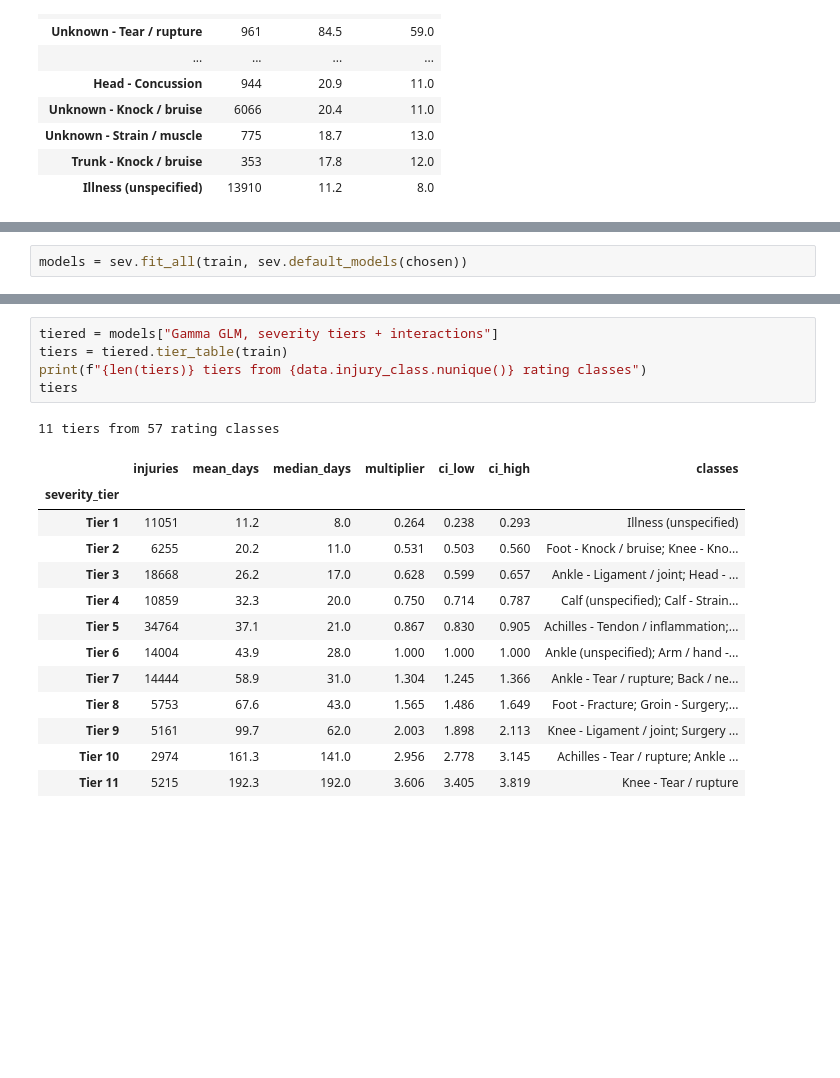
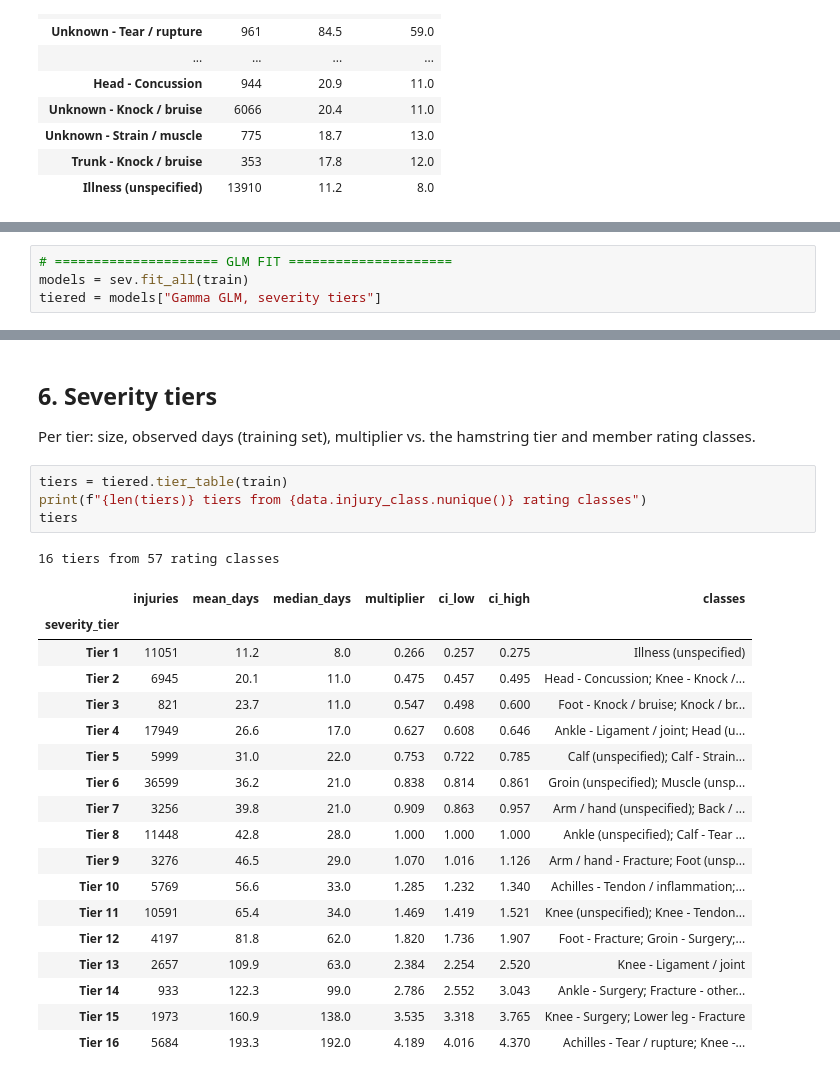
Before and after one commit to Joakley137/Capstone-Insurance-Athletes, a Jupyter notebook: severity_models.ipynb, the cells around one changed output, grey strips where cells are left out. Drawn from its saved outputs; the diff is of its cells as text; blank space fills up the shorter version.

```diff
--- a/severity_models.ipynb
+++ b/severity_models.ipynb
@@ -146,2 +69,0 @@ Chosen: ['year x body region', 'market value x injury type', 'minutes (12 months
-# %%
-models = sev.fit_all(train, sev.default_models(chosen))
@@ -165,0 +74,4 @@ Every model is scored on completed injuries of test-set players:
+# %%
+# ===================== GLM FIT =====================
+models = sev.fit_all(train)
+tiered = models["Gamma GLM, severity tiers"]
@@ -281,23 +139,31 @@ The tiers are built from the **training data only**. Unlike the rating classes,
+# %% [markdown]
+## 6. Severity tiers
+
+Per tier: size, observed days (training set), multiplier vs. the hamstring tier and member rating classes.
 # %%
-tiered = models["Gamma GLM, severity tiers + interactions"]
 tiers = tiered.tier_table(train)
 print(f"{len(tiers)} tiers from {data.injury_class.nunique()} rating classes")
 tiers
 # %% [output]
-11 tiers from 57 rating classes
+16 tiers from 57 rating classes
 |  | injuries | mean_days | median_days | multiplier | ci_low | ci_high | classes |
 | severity_tier |  |  |  |  |  |  |  |
-| Tier 1 | 11051 | 11.2 | 8.0 | 0.264 | 0.238 | 0.293 | Illness (unspecified) |
-| Tier 2 | 6255 | 20.2 | 11.0 | 0.531 | 0.503 | 0.560 | Foot - Knock / bruise; Knee - Kno... |
-| Tier 3 | 18668 | 26.2 | 17.0 | 0.628 | 0.599 | 0.657 | Ankle - Ligament / joint; Head - ... |
-| Tier 4 | 10859 | 32.3 | 20.0 | 0.750 | 0.714 | 0.787 | Calf (unspecified); Calf - Strain... |
-| Tier 5 | 34764 | 37.1 | 21.0 | 0.867 | 0.830 | 0.905 | Achilles - Tendon / inflammation;... |
-| Tier 6 | 14004 | 43.9 | 28.0 | 1.000 | 1.000 | 1.000 | Ankle (unspecified); Arm / hand -... |
-| Tier 7 | 14444 | 58.9 | 31.0 | 1.304 | 1.245 | 1.366 | Ankle - Tear / rupture; Back / ne... |
-| Tier 8 | 5753 | 67.6 | 43.0 | 1.565 | 1.486 | 1.649 | Foot - Fracture; Groin - Surgery;... |
-| Tier 9 | 5161 | 99.7 | 62.0 | 2.003 | 1.898 | 2.113 | Knee - Ligament / joint; Surgery ... |
-| Tier 10 | 2974 | 161.3 | 141.0 | 2.956 | 2.778 | 3.145 | Achilles - Tear / rupture; Ankle ... |
-| Tier 11 | 5215 | 192.3 | 192.0 | 3.606 | 3.405 | 3.819 | Knee - Tear / rupture |
+| Tier 1 | 11051 | 11.2 | 8.0 | 0.266 | 0.257 | 0.275 | Illness (unspecified) |
+| Tier 2 | 6945 | 20.1 | 11.0 | 0.475 | 0.457 | 0.495 | Head - Concussion; Knee - Knock /... |
+| Tier 3 | 821 | 23.7 | 11.0 | 0.547 | 0.498 | 0.600 | Foot - Knock / bruise; Knock / br... |
+| Tier 4 | 17949 | 26.6 | 17.0 | 0.627 | 0.608 | 0.646 | Ankle - Ligament / joint; Head (u... |
+| Tier 5 | 5999 | 31.0 | 22.0 | 0.753 | 0.722 | 0.785 | Calf (unspecified); Calf - Strain... |
+| Tier 6 | 36599 | 36.2 | 21.0 | 0.838 | 0.814 | 0.861 | Groin (unspecified); Muscle (unsp... |
+| Tier 7 | 3256 | 39.8 | 21.0 | 0.909 | 0.863 | 0.957 | Arm / hand (unspecified); Back / ... |
+| Tier 8 | 11448 | 42.8 | 28.0 | 1.000 | 1.000 | 1.000 | Ankle (unspecified); Calf - Tear ... |
+| Tier 9 | 3276 | 46.5 | 29.0 | 1.070 | 1.016 | 1.126 | Arm / hand - Fracture; Foot (unsp... |
+| Tier 10 | 5769 | 56.6 | 33.0 | 1.285 | 1.232 | 1.340 | Achilles - Tendon / inflammation;... |
+| Tier 11 | 10591 | 65.4 | 34.0 | 1.469 | 1.419 | 1.521 | Knee (unspecified); Knee - Tendon... |
+| Tier 12 | 4197 | 81.8 | 62.0 | 1.820 | 1.736 | 1.907 | Foot - Fracture; Groin - Surgery;... |
+| Tier 13 | 2657 | 109.9 | 63.0 | 2.384 | 2.254 | 2.520 | Knee - Ligament / joint |
+| Tier 14 | 933 | 122.3 | 99.0 | 2.786 | 2.552 | 3.043 | Ankle - Surgery; Fracture - other... |
+| Tier 15 | 1973 | 160.9 | 138.0 | 3.535 | 3.318 | 3.765 | Knee - Surgery; Lower leg - Fracture |
+| Tier 16 | 5684 | 193.3 | 192.0 | 4.189 | 4.016 | 4.370 | Achilles - Tear / rupture; Knee -... |
 # %%
 fig, ax = plt.subplots(figsize=(8, 5))
 y = range(len(tiers))
```
Also changed, not shown: parts of 36 cells of this notebook, 8 other files.
